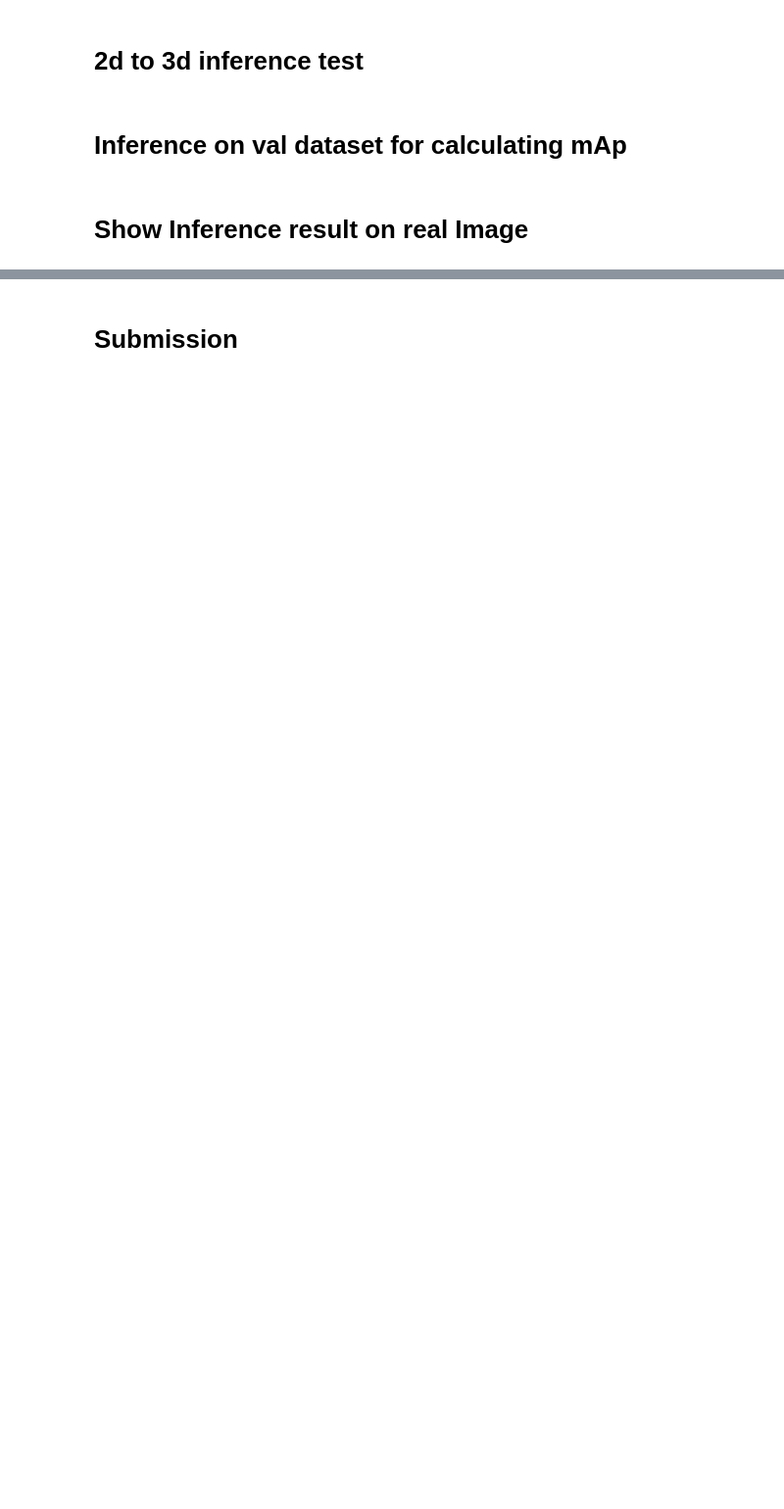
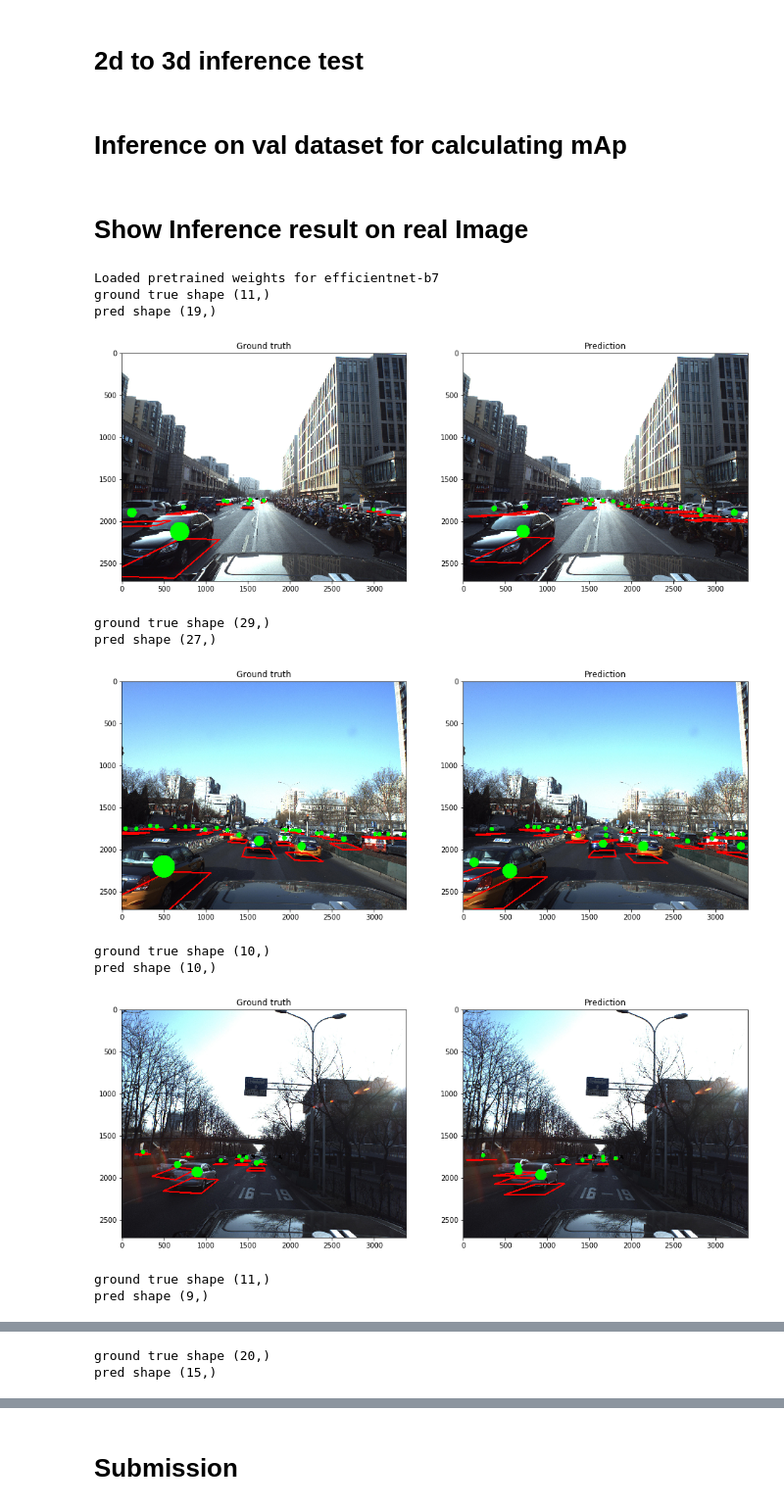
Before and after one commit to ccchang1023/ADAS_Pose_Estimation, a Jupyter notebook: PoseEstimate_eff.ipynb, the cells around one changed output, grey strips where cells are left out. Shown at 98% size. Saved outputs shown, nothing was run; the diff lists cells and outputs as text; code cells hidden in the pictures; blank space fills up the shorter version.

```diff
--- a/PoseEstimate_eff.ipynb
+++ b/PoseEstimate_eff.ipynb
@@ -735,8 +752,8 @@ def criterion(prediction, mask, regr,weight=0.4, result_average=True):
 # %%
 ###Single dataset
 vr = 0.1
-batch_size = 4
-num_workers = 0
+batch_size = 8
+num_workers = 10
 
 train_pd = pd.read_csv("./dataset/train_remove.csv")
 indices_len = len(train_pd)
@@ -744,6 +761,8 @@ print("len of train indices:",indices_len)
 indices = np.arange(indices_len)
 train_dataset = ADDataset(data_len=indices_len,is_validate=False,validate_rate=vr,indices=indices)
 train_loader = DataLoader(train_dataset, batch_size=batch_size, shuffle=True, num_workers=num_workers)
+# train_loader = DataLoader(train_dataset, batch_size=batch_size, shuffle=False, num_workers=num_workers)
+
 
 # mean, std = get_dataset_mean_std(train_loader)
 # print("train distribution: mean={},std={}".format(mean, std))
@@ -1064,7 +1131,7 @@ for ep in range(1,epochs+1):
 # %%
 img = imread("./dataset/train_images/{}.jpg".format(train_pd['ImageId'].iloc[0]))
 IMG_SHAPE = img.shape
-DISTANCE_THRESH_CLEAR = 1
+DISTANCE_THRESH_CLEAR = 5
 
 def convert_3d_to_2d(x, y, z, fx = 2304.5479, fy = 2305.8757, cx = 1686.2379, cy = 1354.9849):
     # stolen from https://www.kaggle.com/theshockwaverider/eda-visualization-baseline
@@ -1078,8 +1145,10 @@ def optimize_xy(r, c, x0, y0, z0, flipped=False):
         x, y = convert_3d_to_2d(x, y, z)
         y, x = x, y
         x = (x - IMG_SHAPE[0] // 2) * IMG_HEIGHT / (IMG_SHAPE[0] // 2) / MODEL_SCALE
-#         y = (y + IMG_SHAPE[1] // 6) * IMG_WIDTH / (IMG_SHAPE[1] * 4 / 3) / MODEL_SCALE
-        y = y * IMG_WIDTH / IMG_SHAPE[1] / MODEL_SCALE
+        if use_bg is True:
+            y = (y + IMG_SHAPE[1] // 4) * IMG_WIDTH / (IMG_SHAPE[1] * 1.5) / MODEL_SCALE
+        else:
+            y = y * IMG_WIDTH / IMG_SHAPE[1] / MODEL_SCALE
         return max(0.2, (x-r)**2 + (y-c)**2) + max(0.4, slope_err)
 
     res = minimize(distance_fn, [x0, y0, z0], method='Powell')
@@ -1097,13 +1166,15 @@ def clear_duplicates(coords):
                     c1['confidence'] = -1
     return [c for c in coords if c['confidence'] > 0]
 
-def extract_coords(prediction, flipped=False, logits_th=None, gt=False):
+def extract_coords(prediction, flipped=False, logits_th=None, gt=False, peak_output=None):
     logits = prediction[0]
     regr_output = prediction[1:]
     if gt:
         points = np.argwhere(logits > 0)
+
     else:
-        points = np.argwhere(logits > logits_th)
+        points = np.argwhere(peak_output[0]>logits_th)
+#         points = np.argwhere(logits > logits_th)
 
     col_names = sorted(['x', 'y', 'z', 'yaw', 'pitch_sin', 'pitch_cos', 'roll'])
     coords = []
@@ -1115,7 +1186,7 @@ def extract_coords(prediction, flipped=False, logits_th=None, gt=False):
                 optimize_xy(r, c,
                             coords[-1]['x'],
                             coords[-1]['y'],
-                            coords[-1]['z'], flipped)
+                            coords[-1]['z'], flipped=False)
     coords = clear_duplicates(coords)
     return coords
 
@@ -1169,45 +1244,63 @@ test_pd = pd.read_csv("./dataset/sample_submission.csv")
 torch.cuda.empty_cache()
 model = MyUNet(8)
 model.cuda()
-model.load_state_dict(torch.load("./saved_model/rmsprop2.5e-4_b8_effb0_512x512_flip0.1_l1sumloss_Ep47_loss9.7723"))
+# model.load_state_dict(torch.load("./saved_model/rmsprop_1e-4_b4_effb5_512x512_flip0.1_gaussion_multiloss_.current_ep67_trloss2.91590"))
 # model.load_state_dict(torch.load("./saved_model/rmsprop1e-4_b8_effb0_512x512_flip0.1_multiloss_Ep16_loss0.9904"))
+# model.load_state_dict(torch.load("./saved_model/tmp_effb5_1536x320_peak_multiloss_Ep14_loss0.3309"))
+model.load_state_dict(torch.load("./saved_model/rmsprop_2.5e-4_b2_effb7_1024x320_flip0.5_bgTrue_peak_multiloss_Ep7_loss0.3435"))
+
+
 model.eval()
-
-logit_th = -0.15
+logit_th = 0.3
 
 if __name__ == '__main__':
     with torch.no_grad():
-        for i in range(0,15):
+        for i in range(30,35):
             img, mask, regr = val_dataset[i]
 #             img, _ = test_dataset[i]
 
             img = img.to(device).unsqueeze(0)
             output_tensor = model(img)
-            output = output_tensor.cpu().numpy()
-
-            points = np.argwhere(output[0] > logit_th)
+            output = output_tensor.cpu().numpy()[0]
+            peak_output = torch.sigmoid(output_tensor[:,0])
+            peak_output = gaussian_filter(peak_output).cpu().numpy() #(batch,w,h)
+#             points = np.argwhere(output[0] > logit_th)
 #             print(len(points))
 #             stop
 
 #             g_out = gaussian_filter(output_tensor).cpu().numpy()
 #             output[0][0] = g_out[0][0]
-            coords_pred = extract_coords(output[0],logits_th=logit_th)
+
+            coords_pred = extract_coords(output,logits_th=logit_th, gt=False, peak_output=peak_output)
             coords_true = extract_coords(np.concatenate([mask[None], regr], 0),logits_th=logit_th,gt=True)
 
             offset = int(data_len*(1-vr))
 #             offset = 0
             idx = i+offset
             img_origin = imread("./dataset/masked_train/{}.jpg".format(train_pd['ImageId'].iloc[idx]))
 #             img_origin = imread("./dataset/masked_test/{}.jpg".format(test_pd['ImageId'].iloc[idx]))
 
             print("ground true shape", np.shape(coords_true))
             print("pred shape", np.shape(coords_pred))
         #     print(coords_true)
         #     print("")
         #     print(coords_pred)
             fig, axes = plt.subplots(1,2, figsize=(16,16))
             axes[0].set_title('Ground truth')
             axes[0].imshow(visualize(img_origin, coords_true))
             axes[1].set_title('Prediction')
             axes[1].imshow(visualize(img_origin, coords_pred))
             plt.pause(.1)
+# %% [output]
+Loaded pretrained weights for efficientnet-b7
+ground true shape (11,)
+pred shape (19,)
+[figure, added]
+ground true shape (29,)
+pred shape (27,)
+[figure, added]
+ground true shape (10,)
+pred shape (10,)
+[figure, added]
+ground true shape (11,)
+pred shape (9,)
@@ -1213,0 +1308,2 @@ if __name__ == '__main__':
+ground true shape (20,)
+pred shape (15,)
```
Also changed, not shown: parts of 16 cells of this notebook, 2 other files.
